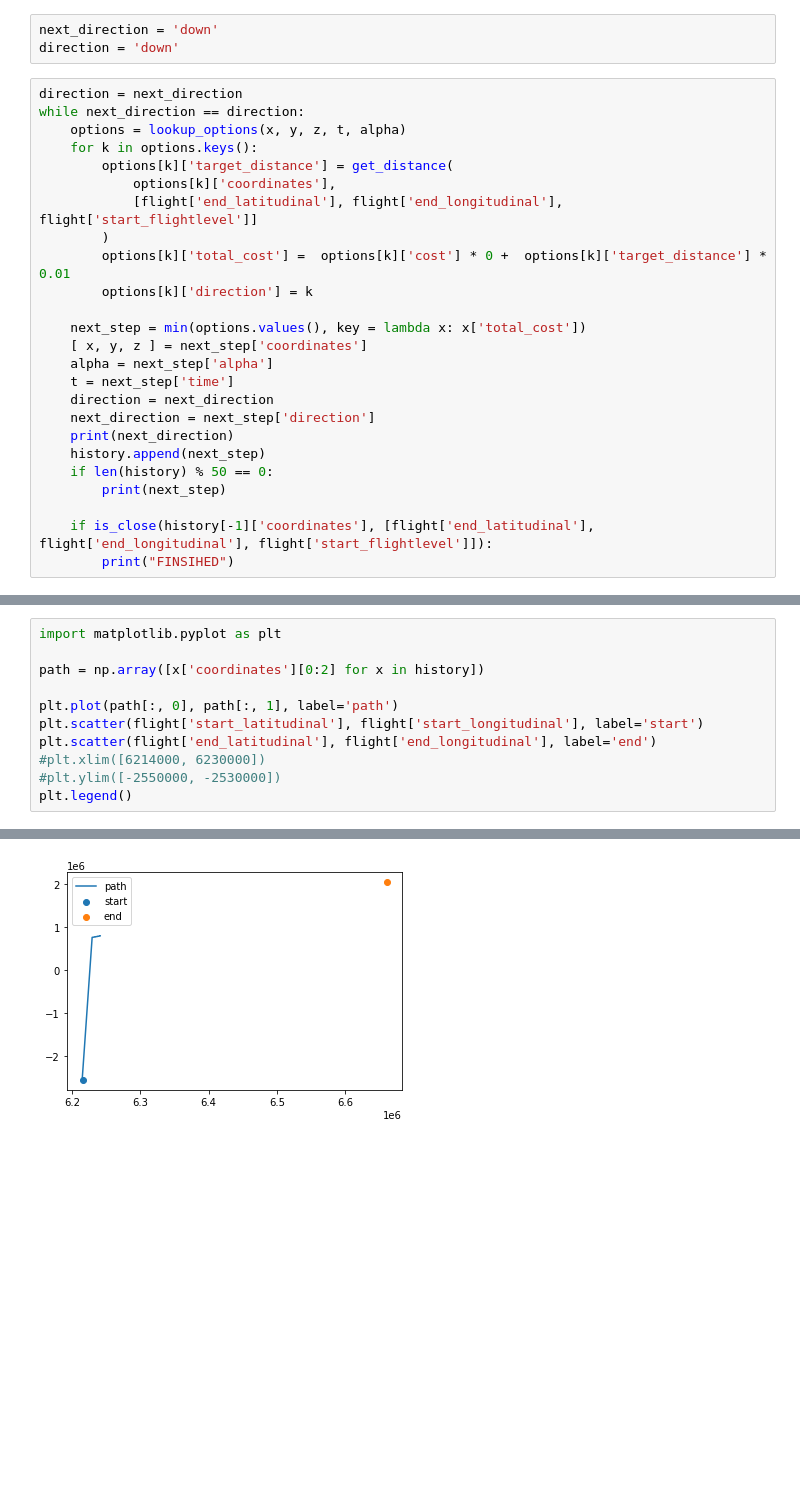
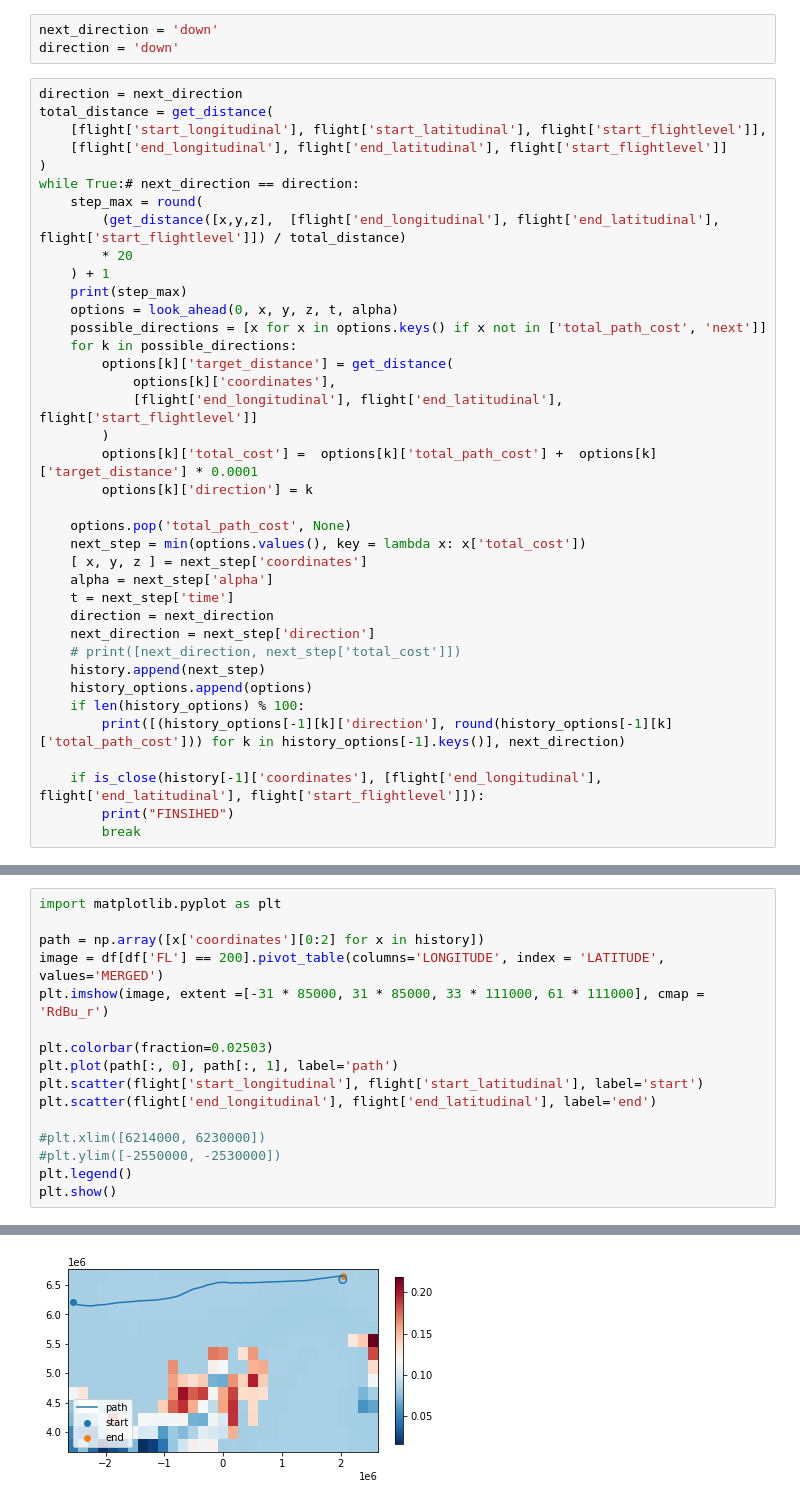
Before and after one commit to kenodressel/climate-challenge, a Jupyter notebook: Classic_Approach.ipynb, the cells around one changed output, grey strips where cells are left out. Drawn from its saved outputs; the diff is of its cells as text; blank space fills up the shorter version.

```diff
--- a/Classic_Approach.ipynb
+++ b/Classic_Approach.ipynb
@@ -289,27 +318,40 @@ next_direction = 'down'
 direction = 'down'
 # %%
 direction = next_direction
-while next_direction == direction:
-    options = lookup_options(x, y, z, t, alpha)
-    for k in options.keys():
+total_distance = get_distance(
+    [flight['start_longitudinal'], flight['start_latitudinal'], flight['start_flightlevel']],
+    [flight['end_longitudinal'], flight['end_latitudinal'], flight['start_flightlevel']]
+)
+while True:# next_direction == direction:
+    step_max = round(
+        (get_distance([x,y,z],  [flight['end_longitudinal'], flight['end_latitudinal'], flight['start_flightlevel']]) / total_distance)
+        * 20
+    ) + 1
+    print(step_max)
+    options = look_ahead(0, x, y, z, t, alpha)
+    possible_directions = [x for x in options.keys() if x not in ['total_path_cost', 'next']]
+    for k in possible_directions:
         options[k]['target_distance'] = get_distance(
             options[k]['coordinates'],
-            [flight['end_latitudinal'], flight['end_longitudinal'], flight['start_flightlevel']]
+            [flight['end_longitudinal'], flight['end_latitudinal'], flight['start_flightlevel']]
         )
-        options[k]['total_cost'] =  options[k]['cost'] * 0 +  options[k]['target_distance'] * 0.01
+        options[k]['total_cost'] =  options[k]['total_path_cost'] +  options[k]['target_distance'] * 0.0001
         options[k]['direction'] = k
 
+    options.pop('total_path_cost', None)
     next_step = min(options.values(), key = lambda x: x['total_cost'])
     [ x, y, z ] = next_step['coordinates']
     alpha = next_step['alpha']
     t = next_step['time']
     direction = next_direction
     next_direction = next_step['direction']
-    print(next_direction)
+    # print([next_direction, next_step['total_cost']])
     history.append(next_step)
-    if len(history) % 50 == 0:
-        print(next_step)
+    history_options.append(options)
+    if len(history_options) % 100:
+        print([(history_options[-1][k]['direction'], round(history_options[-1][k]['total_path_cost'])) for k in history_options[-1].keys()], next_direction)
 
-    if is_close(history[-1]['coordinates'], [flight['end_latitudinal'], flight['end_longitudinal'], flight['start_flightlevel']]):
+    if is_close(history[-1]['coordinates'], [flight['end_longitudinal'], flight['end_latitudinal'], flight['start_flightlevel']]):
         print("FINSIHED")
+        break
 # %% [output]
@@ -318,11 +384,16 @@ straight
 import matplotlib.pyplot as plt
 
 path = np.array([x['coordinates'][0:2] for x in history])
+image = df[df['FL'] == 200].pivot_table(columns='LONGITUDE', index = 'LATITUDE', values='MERGED')
+plt.imshow(image, extent =[-31 * 85000, 31 * 85000, 33 * 111000, 61 * 111000], cmap = 'RdBu_r')
 
+plt.colorbar(fraction=0.02503)
 plt.plot(path[:, 0], path[:, 1], label='path')
-plt.scatter(flight['start_latitudinal'], flight['start_longitudinal'], label='start')
-plt.scatter(flight['end_latitudinal'], flight['end_longitudinal'], label='end')
+plt.scatter(flight['start_longitudinal'], flight['start_latitudinal'], label='start')
+plt.scatter(flight['end_longitudinal'], flight['end_latitudinal'], label='end')
+
 #plt.xlim([6214000, 6230000])
 #plt.ylim([-2550000, -2530000])
 plt.legend()
+plt.show()
 # %% [output]
@@ -330,2 +400,2 @@ plt.legend()
-[figure, old version]
+[figure, new version]
 # %%
```
Also changed, not shown: parts of 13 cells of this notebook.
